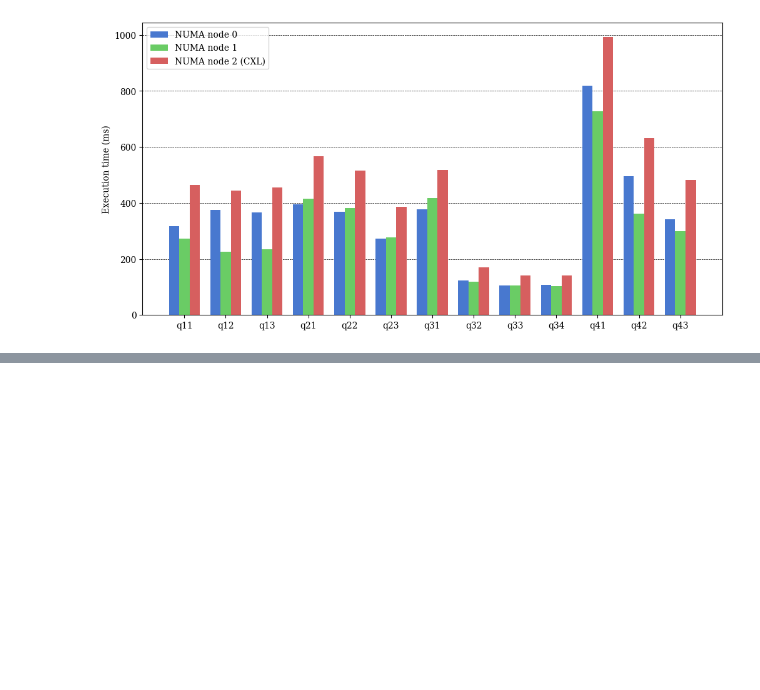
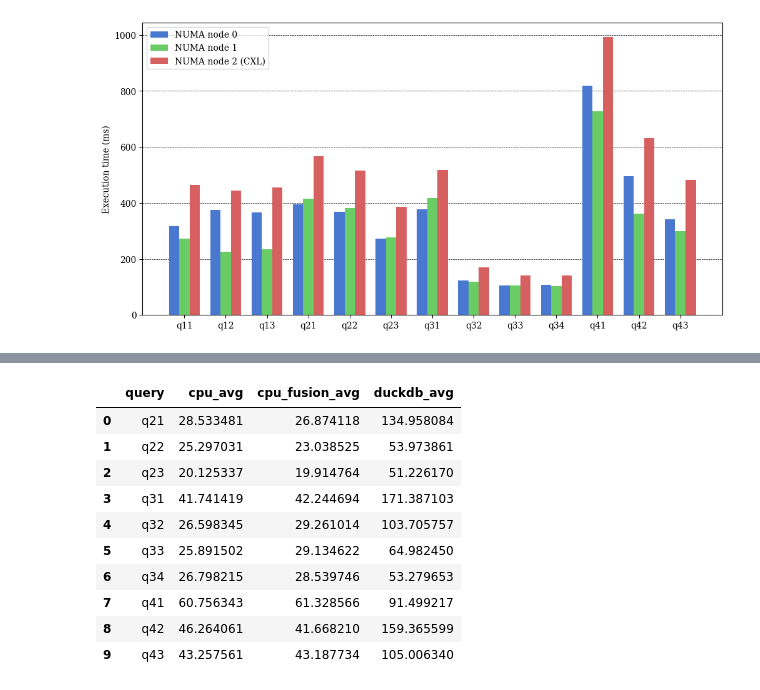
Before and after one commit to Maestro-Zacht/sycldb-calcite-executor, a Jupyter notebook: performances/perf.ipynb, the cells around one changed output, grey strips where cells are left out. Saved outputs shown, nothing was run; the diff lists cells and outputs as text; code cells hidden in the pictures; blank space fills up the shorter version.

```diff
--- a/performances/perf.ipynb
+++ b/performances/perf.ipynb
@@ -344,0 +367,30 @@ plt.show()
+# %%
+comparison_cpu = []
+
+duckdb_results = pd.read_csv('results_duckdb.csv')
+
+for q in queries[3:]:
+    cpu_avg = cpu_results[cpu_results[f'{q}_cpu'] < 100.0][f'{q}_cpu'].mean()
+    cpu_fusion_avg = cpu_results[cpu_results[f'{q}_cpu_fusion'] < 100.0][f'{q}_cpu_fusion'].mean()
+
+    comparison_cpu.append({
+        'query': q,
+        'cpu_avg': cpu_avg,
+        'cpu_fusion_avg': cpu_fusion_avg,
+        'duckdb_avg': duckdb_results[duckdb_results['query'] == int(q[1:])]['time'].values[0],
+    })
+
+comparison_cpu = pd.DataFrame(comparison_cpu)
+comparison_cpu
+# %% [output]
+|  | query | cpu_avg | cpu_fusion_avg | duckdb_avg |
+| 0 | q21 | 28.533481 | 26.874118 | 134.958084 |
+| 1 | q22 | 25.297031 | 23.038525 | 53.973861 |
+| 2 | q23 | 20.125337 | 19.914764 | 51.226170 |
+| 3 | q31 | 41.741419 | 42.244694 | 171.387103 |
+| 4 | q32 | 26.598345 | 29.261014 | 103.705757 |
+| 5 | q33 | 25.891502 | 29.134622 | 64.982450 |
+| 6 | q34 | 26.798215 | 28.539746 | 53.279653 |
+| 7 | q41 | 60.756343 | 61.328566 | 91.499217 |
+| 8 | q42 | 46.264061 | 41.668210 | 159.365599 |
+| 9 | q43 | 43.257561 | 43.187734 | 105.006340 |
```
Also changed, not shown: parts of 2 cells of this notebook, 27 other files.
